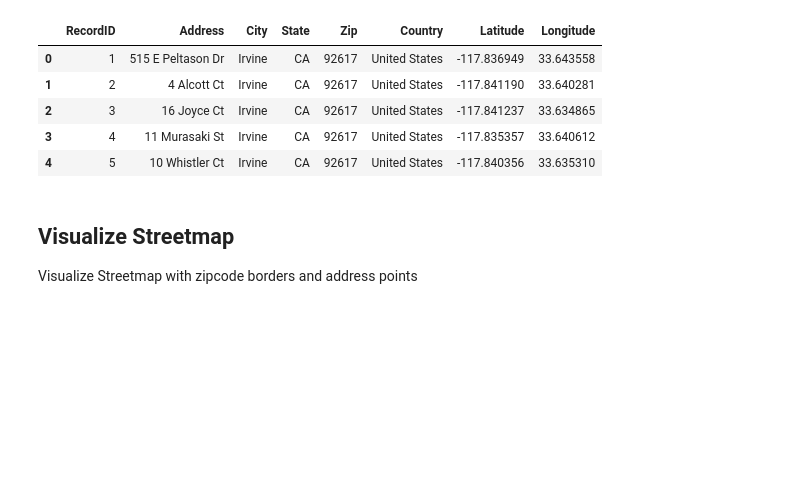
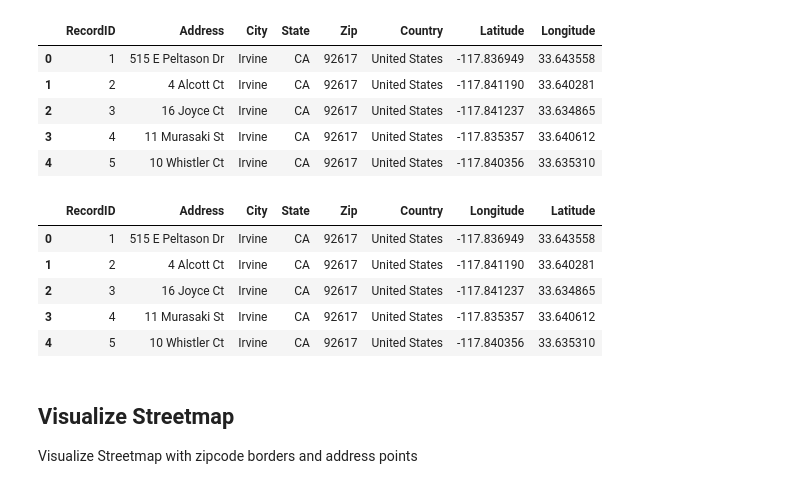
Before and after one commit to franzclarin/datathon2025, a Jupyter notebook: data_visualization.ipynb, the cells around one changed output. Saved outputs shown, nothing was run; the diff lists cells and outputs as text; code cells hidden in the pictures; blank space fills up the shorter version.

```diff
--- a/data_visualization.ipynb
+++ b/data_visualization.ipynb
@@ -25,6 +10,19 @@ geocode_full.head()
 | 2 | 3 | 16 Joyce Ct | Irvine | CA | 92617 | United States | -117.841237 | 33.634865 |
 | 3 | 4 | 11 Murasaki St | Irvine | CA | 92617 | United States | -117.835357 | 33.640612 |
 | 4 | 5 | 10 Whistler Ct | Irvine | CA | 92617 | United States | -117.840356 | 33.635310 |
+# %%
+# Swap Latitude and Longitude Columns
+geocode_full.rename(columns={'Latitude': 'Longitude_temp', 'Longitude': 'Latitude'}, inplace=True)
+geocode_full.rename(columns={'Longitude_temp': 'Longitude'}, inplace=True)
+
+geocode_full.head()
+# %% [output]
+|  | RecordID | Address | City | State | Zip | Country | Longitude | Latitude |
+| 0 | 1 | 515 E Peltason Dr | Irvine | CA | 92617 | United States | -117.836949 | 33.643558 |
+| 1 | 2 | 4 Alcott Ct | Irvine | CA | 92617 | United States | -117.841190 | 33.640281 |
+| 2 | 3 | 16 Joyce Ct | Irvine | CA | 92617 | United States | -117.841237 | 33.634865 |
+| 3 | 4 | 11 Murasaki St | Irvine | CA | 92617 | United States | -117.835357 | 33.640612 |
+| 4 | 5 | 10 Whistler Ct | Irvine | CA | 92617 | United States | -117.840356 | 33.635310 |
 # %% [markdown]
 ## Visualize Streetmap
 
```
Also changed, not shown: parts of 6 cells of this notebook.
